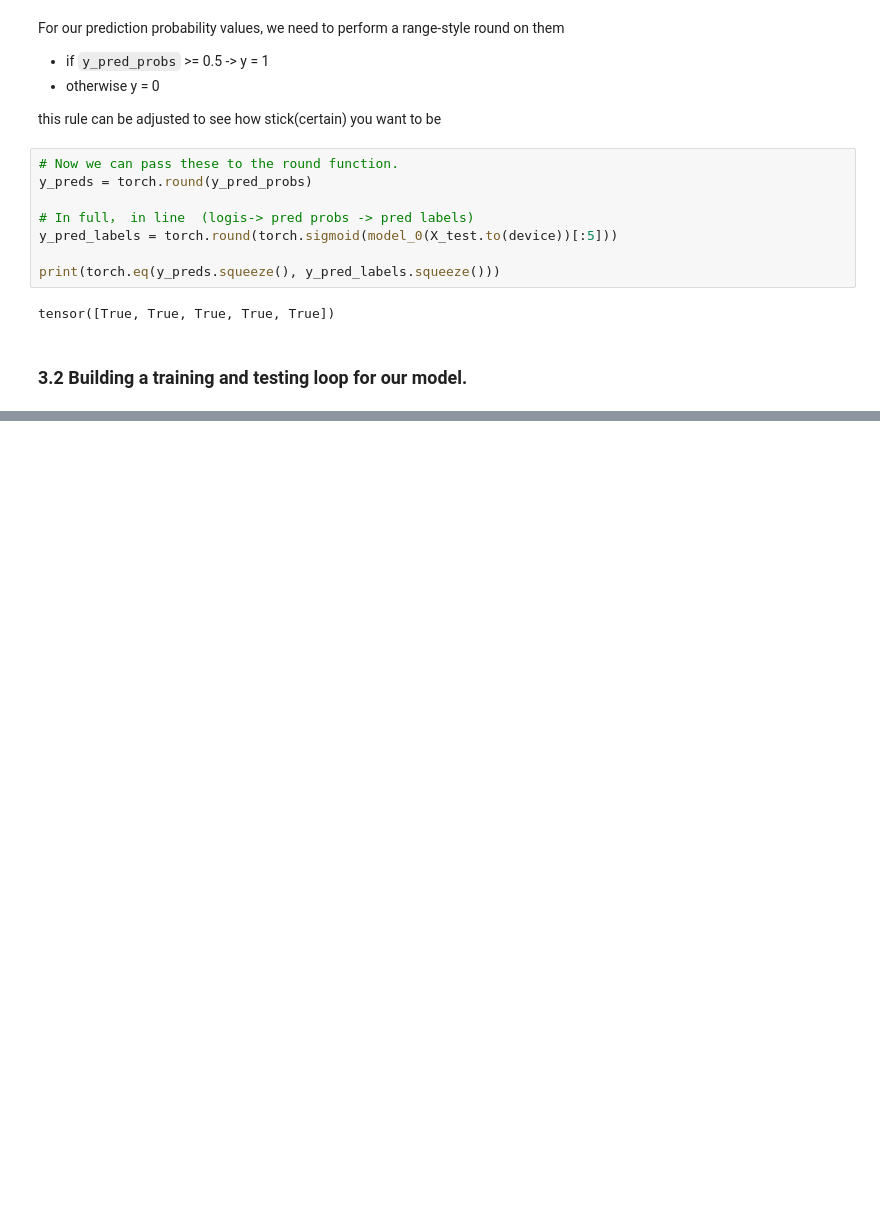
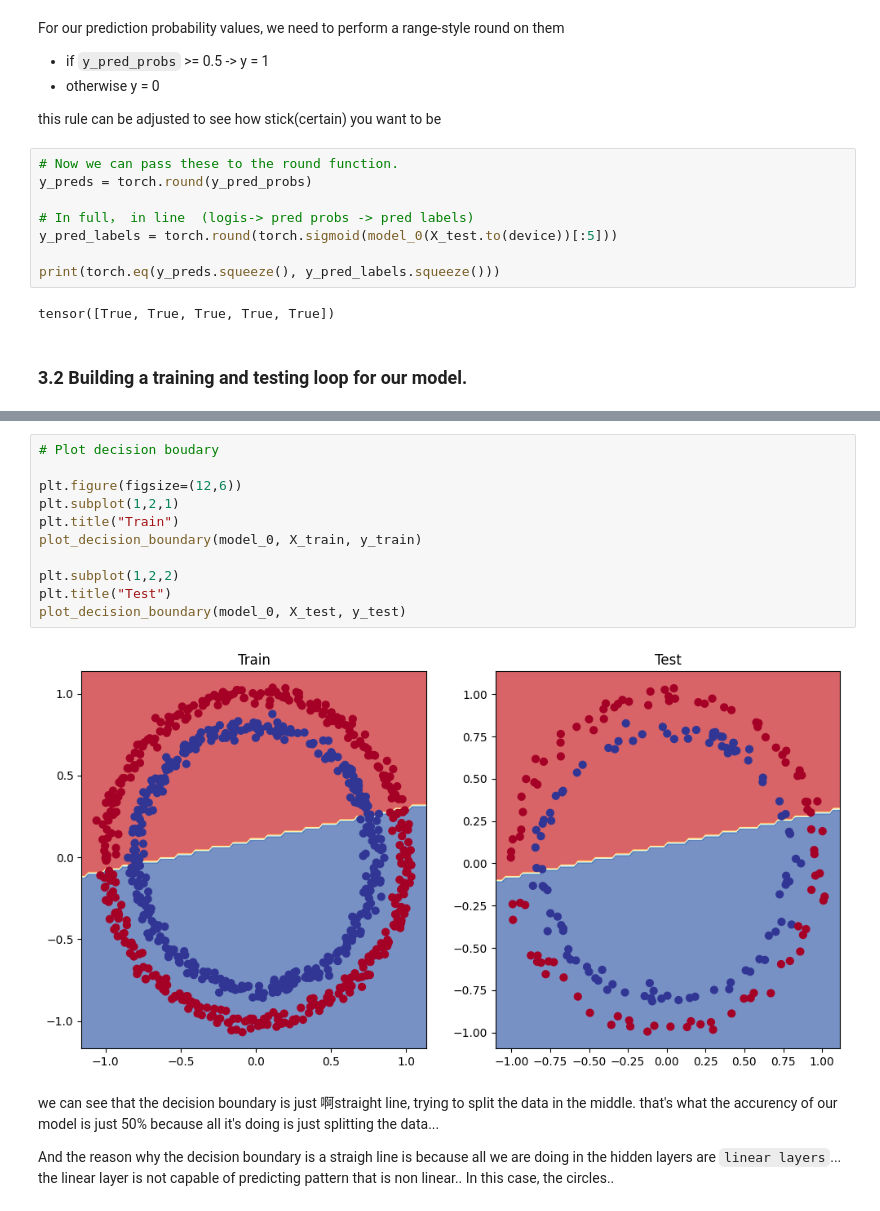
Before and after one commit to lirichardil/PyTorch, a Jupyter notebook: 02_PyTorch Neural Network Classification.ipynb, the cells around one changed output, grey strips where cells are left out. Drawn from its saved outputs; the diff is of its cells as text; blank space fills up the shorter version.

```diff
--- a/02_PyTorch Neural Network Classification.ipynb
+++ b/02_PyTorch Neural Network Classification.ipynb
@@ -451,0 +522,18 @@ Epoch:90 | Loss : 0.69334, Acc:50.00% | Test Loss: 0.69265 Test acc :52.50000
+# %%
+# Plot decision boudary
+
+plt.figure(figsize=(12,6))
+plt.subplot(1,2,1)
+plt.title("Train")
+plot_decision_boundary(model_0, X_train, y_train)
+
+plt.subplot(1,2,2)
+plt.title("Test")
+plot_decision_boundary(model_0, X_test, y_test)
+# %% [output]
+[figure, added]
+# %% [markdown]
+we can see that the decision boundary is just 啊straight line, trying to split the data in the middle.
+that's what the accurency of our model is just 50% because all it's doing is just splitting the data...
+
+And the reason why the decision boundary is a straigh line is because all we are doing in the hidden layers are `linear layers`... the linear layer is not capable of predicting pattern that is non linear.. In this case, the circles..
```
Also changed, not shown: parts of 5 cells of this notebook.
